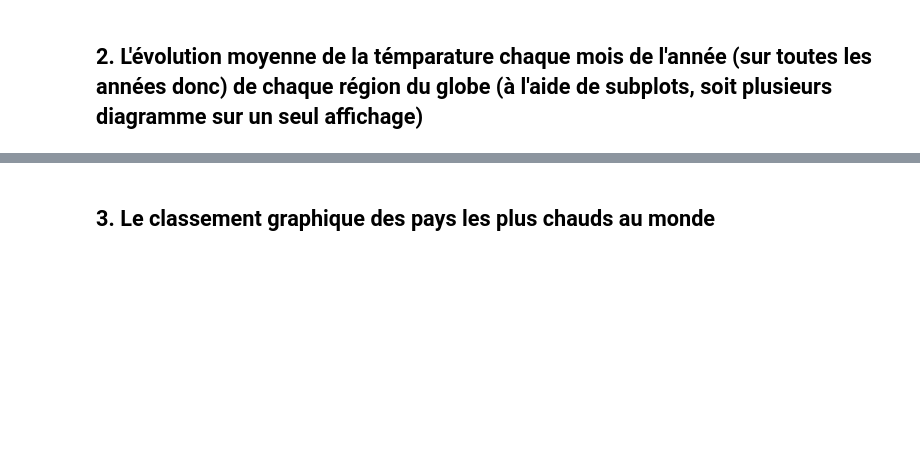
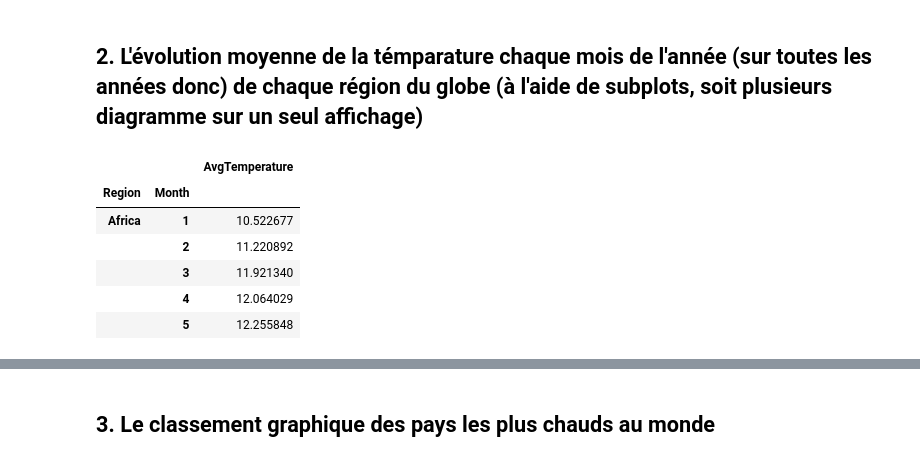
Before and after one commit to Twizzle1997/climatologie, a Jupyter notebook: notebook.ipynb, the cells around one changed output, grey strips where cells are left out. Saved outputs shown, nothing was run; the diff lists cells and outputs as text; code cells hidden in the pictures; blank space fills up the shorter version.

```diff
--- a/notebook.ipynb
+++ b/notebook.ipynb
@@ -116,3 +121,15 @@ plt.show()
 temp_france.to_csv(CURATED_PATH + 'requete1.csv')
 # %% [markdown]
 ## 2. L'évolution moyenne de la témparature chaque mois de l'année (sur toutes les années donc) de chaque région du globe (à l'aide de subplots, soit plusieurs diagramme sur un seul affichage)
+# %%
+mean_month = global_dataset[['Region', 'Month', 'AvgTemperature']].groupby(['Region', 'Month']).agg({'AvgTemperature': 'mean'})
+# %%
+mean_month.head()
+# %% [output]
+|  |  | AvgTemperature |
+| Region | Month |  |
+| Africa | 1 | 10.522677 |
+|  | 2 | 11.220892 |
+|  | 3 | 11.921340 |
+|  | 4 | 12.064029 |
+|  | 5 | 12.255848 |
```
Also changed, not shown: parts of 4 cells of this notebook.
